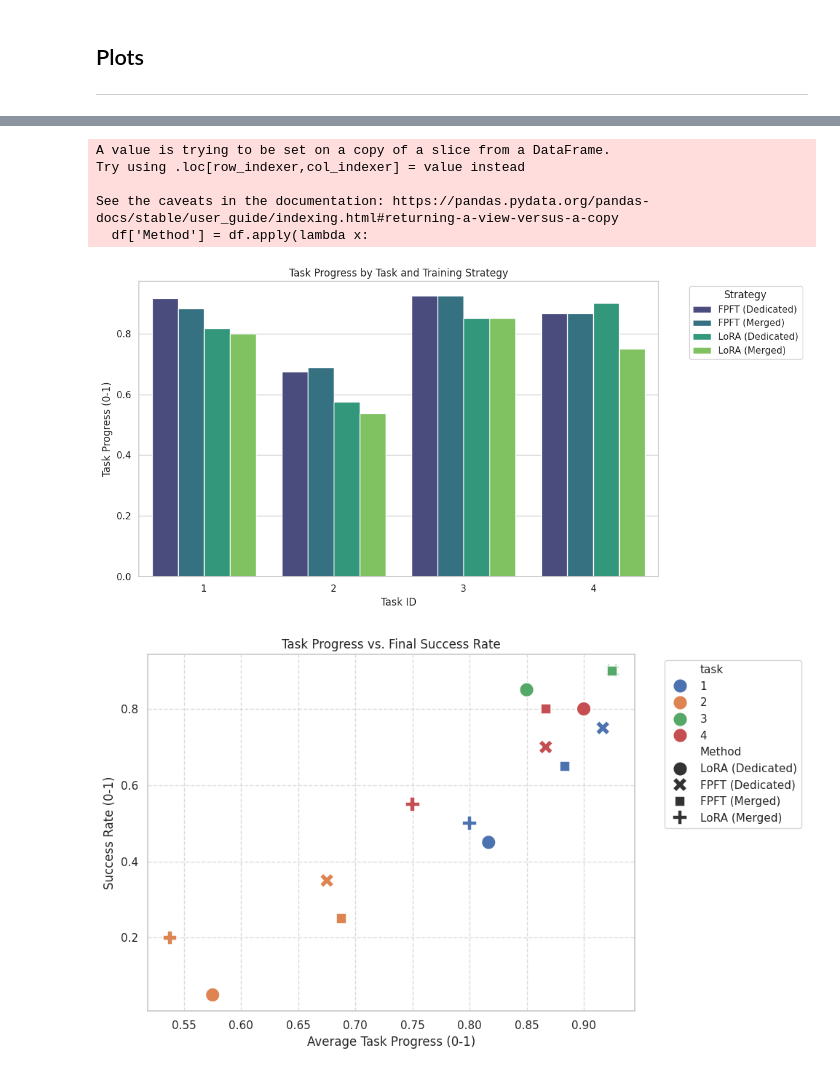
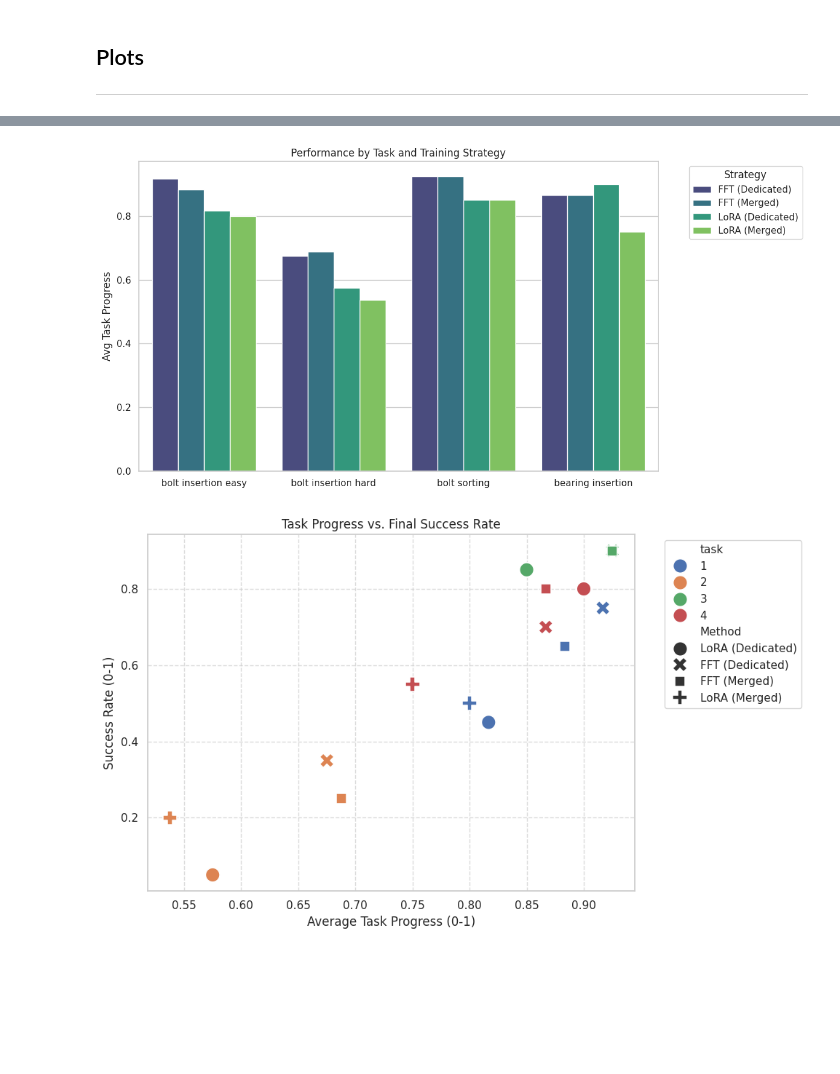
Before and after one commit to F-Fer/lerobot_ur5e_gello, a Jupyter notebook: notebooks/model_performance_analysis.ipynb, the cells around one changed output, grey strips where cells are left out. Drawn from its saved outputs; the diff is of its cells as text; code cells hidden in the pictures; blank space fills up the shorter version.

```diff
--- a/notebooks/model_performance_analysis.ipynb
+++ b/notebooks/model_performance_analysis.ipynb
@@ -261,27 +261,3 @@ Name: avg_task_progress, dtype: float64
 ## Plots
 
 ---
-# %%
-sns.set_theme(style="whitegrid")
-plt.rcParams.update({'font.size': 12})
-
-# 1. THE MAIN COMPARISON: Success Rate per Task
-# This answers: "Which model is best for which task?"
-plt.figure(figsize=(12, 6))
-# Create a custom 'Method' column for cleaner legends
-df['Method'] = df.apply(lambda x:
-    f"{'LoRA' if x['lora'] else 'FPFT'} ({'Merged' if x['merged'] else 'Dedicated'})", axis=1)
-
-sns.barplot(
-    data=df,
-    x="task",
-    y="success_rate",
-    hue="Method",
-    palette="viridis"
-)
-plt.title("Success Rate by Task and Training Strategy")
-plt.ylabel("Success Rate (0-1)")
-plt.xlabel("Task ID")
-plt.legend(title="Strategy", bbox_to_anchor=(1.05, 1), loc='upper left')
-plt.tight_layout()
-plt.show()
@@ -295,34 +288,38 @@ See the caveats in the documentation: https://pandas.pydata.org/pandas-docs/stab
 # %%
 sns.set_theme(style="whitegrid")
 plt.rcParams.update({'font.size': 12})
 
 # 1. THE MAIN COMPARISON: Success Rate per Task
 # This answers: "Which model is best for which task?"
 plt.figure(figsize=(12, 6))
 # Create a custom 'Method' column for cleaner legends
 df['Method'] = df.apply(lambda x:
-    f"{'LoRA' if x['lora'] else 'FPFT'} ({'Merged' if x['merged'] else 'Dedicated'})", axis=1)
+    f"{'LoRA' if x['lora'] else 'FFT'} ({'Merged' if x['merged'] else 'Dedicated'})", axis=1)
+
+task_stings = {
+    1: "bolt insertion easy",
+    2: "bolt insertion hard",
+    3: "bolt sorting",
+    4: "bearing insertion"
+}
+
+df['task_str'] = df['task'].apply(lambda x: task_stings[x])
 
 sns.barplot(
-    data=df,
-    x="task",
+    data=df.sort_values(by="task"),
+    x="task_str",
     y="avg_task_progress",
     hue="Method",
     palette="viridis"
 )
-plt.title("Task Progress by Task and Training Strategy")
-plt.ylabel("Task Progress (0-1)")
-plt.xlabel("Task ID")
+plt.title("Performance by Task and Training Strategy")
+plt.ylabel("Avg Task Progress")
+plt.xlabel("")
 plt.legend(title="Strategy", bbox_to_anchor=(1.05, 1), loc='upper left')
 plt.tight_layout()
 plt.show()
 # %% [output]
-A value is trying to be set on a copy of a slice from a DataFrame.
-Try using .loc[row_indexer,col_indexer] = value instead
-
-See the caveats in the documentation: https://pandas.pydata.org/pandas-docs/stable/user_guide/indexing.html#returning-a-view-versus-a-copy
-  df['Method'] = df.apply(lambda x:
-[figure, old version]
+[figure, new version]
 # %%
 plt.figure(figsize=(10, 6))
 sns.scatterplot(
```
Also changed, not shown: parts of 6 cells of this notebook.
